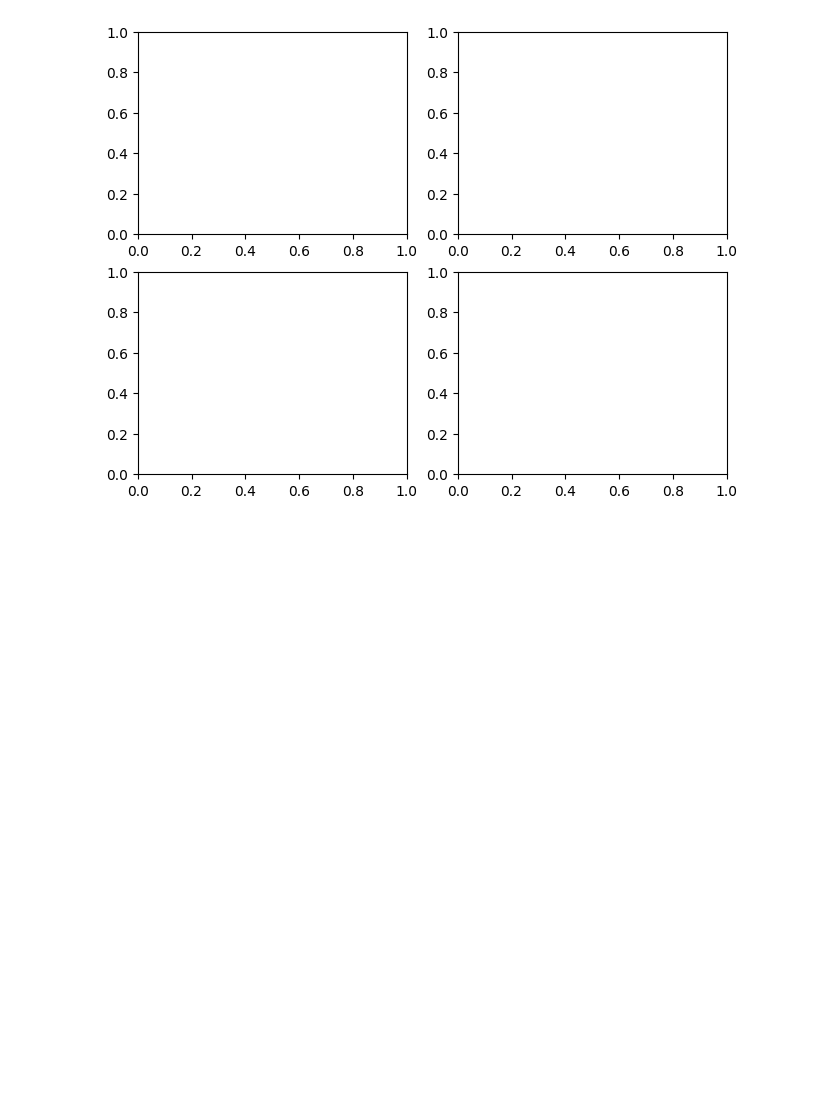
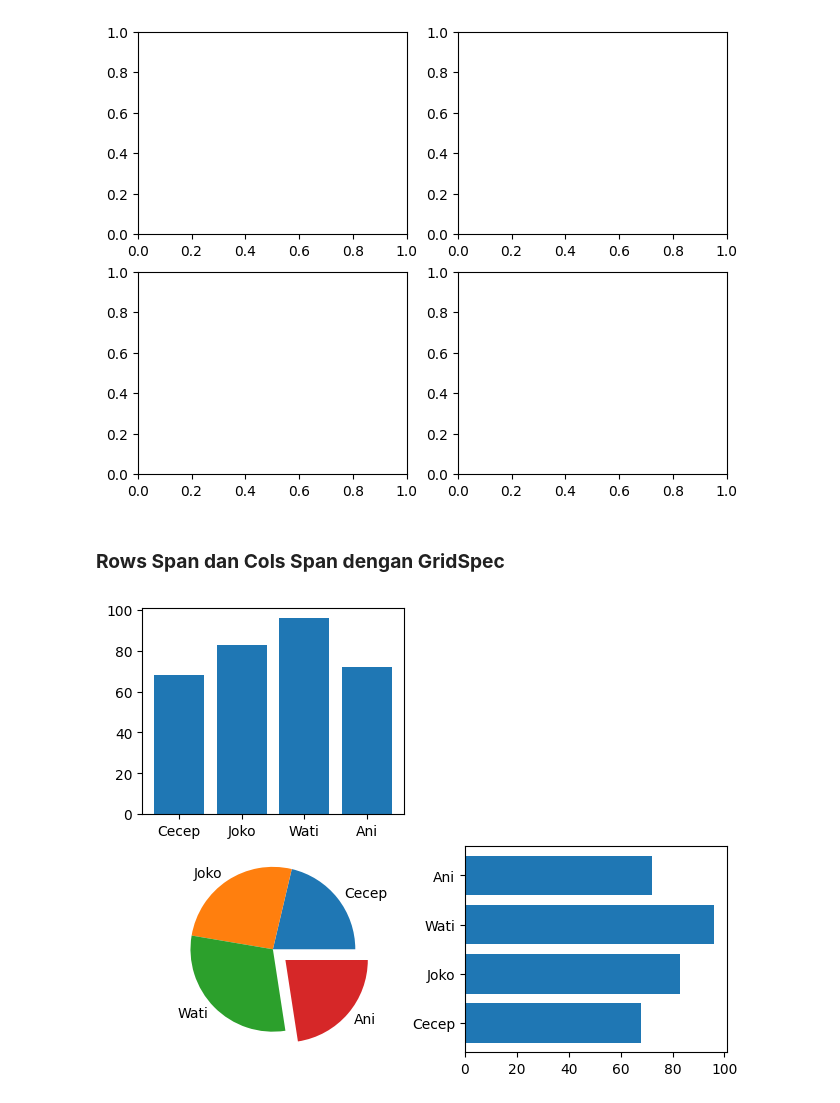
Before and after one commit to LatiefDataVisionary/matplotlib-with-indonesia-belajar, a Jupyter notebook: Matplotlib_18_|_Pengaturan_Figure_Layouts_dengan_GridSpec.ipynb, the cells around one changed output. Cells and saved outputs as stored; diff of their text form; code cells hidden in the pictures; blank space fills up the shorter version.

Commit message:
Rows Span dan Cols Span dengan GridSpec 1

```diff
--- a/Matplotlib_18_|_Pengaturan_Figure_Layouts_dengan_GridSpec.ipynb
+++ b/Matplotlib_18_|_Pengaturan_Figure_Layouts_dengan_GridSpec.ipynb
@@ -119,3 +119,22 @@ ax4 = fig.add_subplot(gs[1, 1])
 plt.show()
 # %% [output]
 [figure]
+# %% [markdown]
+### **Rows Span dan Cols Span dengan GridSpec**
+# %%
+fig = plt.figure(constrained_layout=True)
+gs = fig.add_gridspec(ncols=2, nrows=2, figure=fig)
+
+ax1 = fig.add_subplot(gs[0, 0])
+# ax2 = fig.add_subplot(gs[0, 1])
+ax3 = fig.add_subplot(gs[1, 0])
+ax4 = fig.add_subplot(gs[1, 1])
+
+ax1.bar(siswa, uas)
+# ax2.pie(uas, labels=siswa)
+ax3.pie(uas, labels=siswa, explode=[0, 0, 0, 0.2])
+ax4.barh(siswa, uas)
+
+plt.show()
+# %% [output]
+[figure, added]
```
